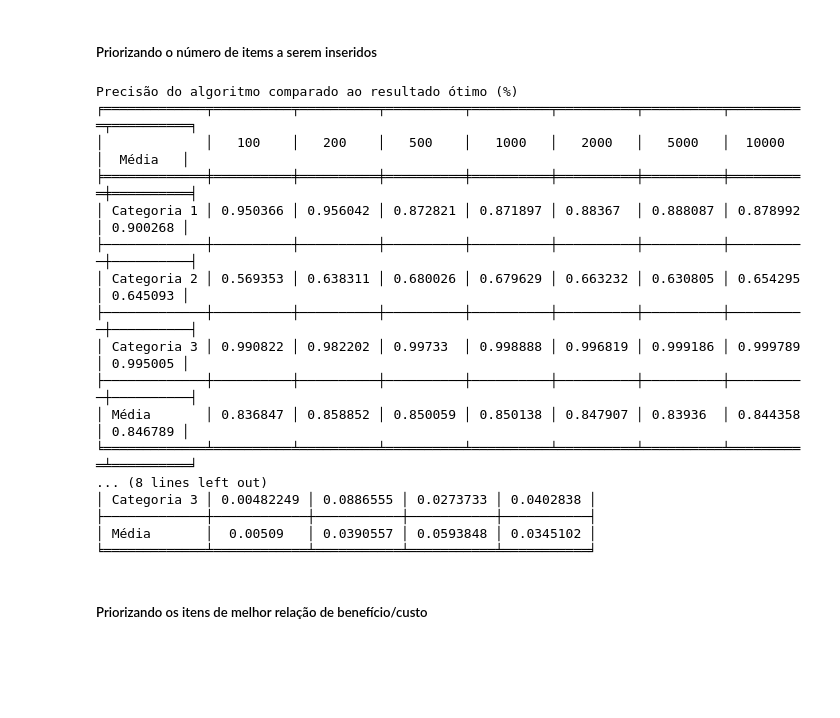
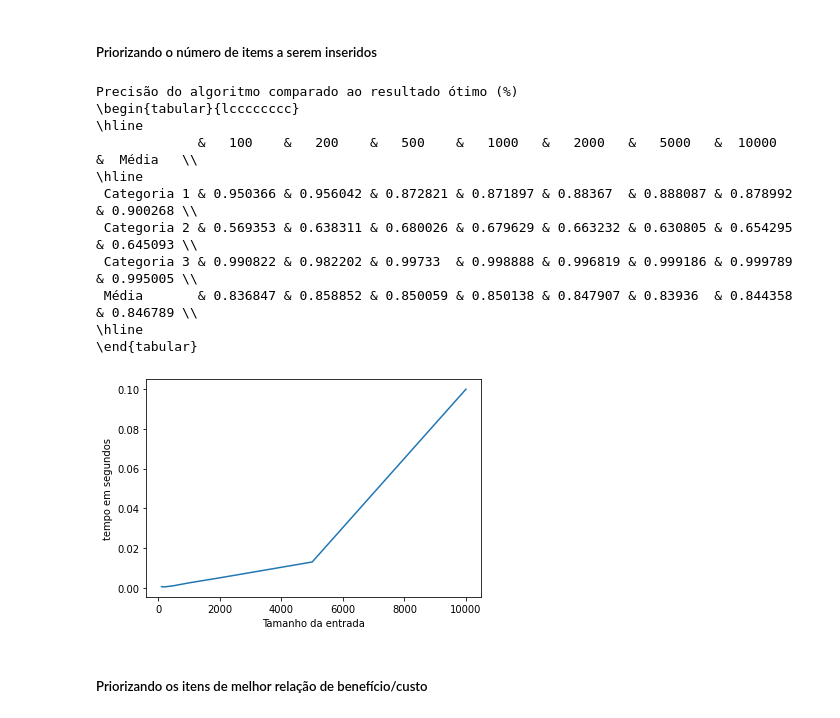
Before and after one commit to MatheusNSantiago/O-Problema-da-Mochila---Analise-de-Algoritmos, a Jupyter notebook: main.ipynb, the cells around one changed output. Drawn from its saved outputs; the diff is of its cells as text; code cells hidden in the pictures; blank space fills up the shorter version.

```diff
--- a/main.ipynb
+++ b/main.ipynb
@@ -79,28 +79,31 @@ def perf_aprox_gulosa_max_numero_itens(categoria, size):
 # %%
 results, times = fazer_testes(perf_aprox_gulosa_max_numero_itens, repeticoes=1)
 print("Precisão do algoritmo comparado ao resultado ótimo (%)")
-make_table(results)
+print(make_table(results))
 
-print("Tempos de execução em segundos")
-make_table(times)
+for size, tempos in times.items():
+    media_t = sum(tempos) / len(tempos)
+    times[size] = media_t
+
+
+plt.plot(times.keys(), times.values())
+plt.ylabel("tempo em segundos")
+plt.xlabel("Tamanho da entrada")
+
+plt.show()
 # %% [output]
 Precisão do algoritmo comparado ao resultado ótimo (%)
-╒═════════════╤══════════╤══════════╤══════════╤══════════╤══════════╤══════════╤══════════╤══════════╕
-│             │   100    │   200    │   500    │   1000   │   2000   │   5000   │  10000   │  Média   │
-╞═════════════╪══════════╪══════════╪══════════╪══════════╪══════════╪══════════╪══════════╪══════════╡
-│ Categoria 1 │ 0.950366 │ 0.956042 │ 0.872821 │ 0.871897 │ 0.88367  │ 0.888087 │ 0.878992 │ 0.900268 │
-├─────────────┼──────────┼──────────┼──────────┼──────────┼──────────┼──────────┼──────────┼──────────┤
-│ Categoria 2 │ 0.569353 │ 0.638311 │ 0.680026 │ 0.679629 │ 0.663232 │ 0.630805 │ 0.654295 │ 0.645093 │
-├─────────────┼──────────┼──────────┼──────────┼──────────┼──────────┼──────────┼──────────┼──────────┤
-│ Categoria 3 │ 0.990822 │ 0.982202 │ 0.99733  │ 0.998888 │ 0.996819 │ 0.999186 │ 0.999789 │ 0.995005 │
-├─────────────┼──────────┼──────────┼──────────┼──────────┼──────────┼──────────┼──────────┼──────────┤
-│ Média       │ 0.836847 │ 0.858852 │ 0.850059 │ 0.850138 │ 0.847907 │ 0.83936  │ 0.844358 │ 0.846789 │
-╘═════════════╧══════════╧══════════╧══════════╧══════════╧══════════╧══════════╧══════════╧══════════╛
-... (8 lines left out)
-│ Categoria 3 │ 0.00482249 │ 0.0886555 │ 0.0273733 │ 0.0402838 │
-├─────────────┼────────────┼───────────┼───────────┼───────────┤
-│ Média       │  0.00509   │ 0.0390557 │ 0.0593848 │ 0.0345102 │
-╘═════════════╧════════════╧═══════════╧═══════════╧═══════════╛
+\begin{tabular}{lcccccccc}
+\hline
+             &   100    &   200    &   500    &   1000   &   2000   &   5000   &  10000   &  Média   \\
+\hline
+ Categoria 1 & 0.950366 & 0.956042 & 0.872821 & 0.871897 & 0.88367  & 0.888087 & 0.878992 & 0.900268 \\
+ Categoria 2 & 0.569353 & 0.638311 & 0.680026 & 0.679629 & 0.663232 & 0.630805 & 0.654295 & 0.645093 \\
+ Categoria 3 & 0.990822 & 0.982202 & 0.99733  & 0.998888 & 0.996819 & 0.999186 & 0.999789 & 0.995005 \\
+ Média       & 0.836847 & 0.858852 & 0.850059 & 0.850138 & 0.847907 & 0.83936  & 0.844358 & 0.846789 \\
+\hline
+\end{tabular}
+[figure, added]
 # %% [markdown]
 ##### Priorizando os itens de melhor relação de benefício/custo
 # %%
```
Also changed, not shown: parts of 1 cell of this notebook, 1 other file.
